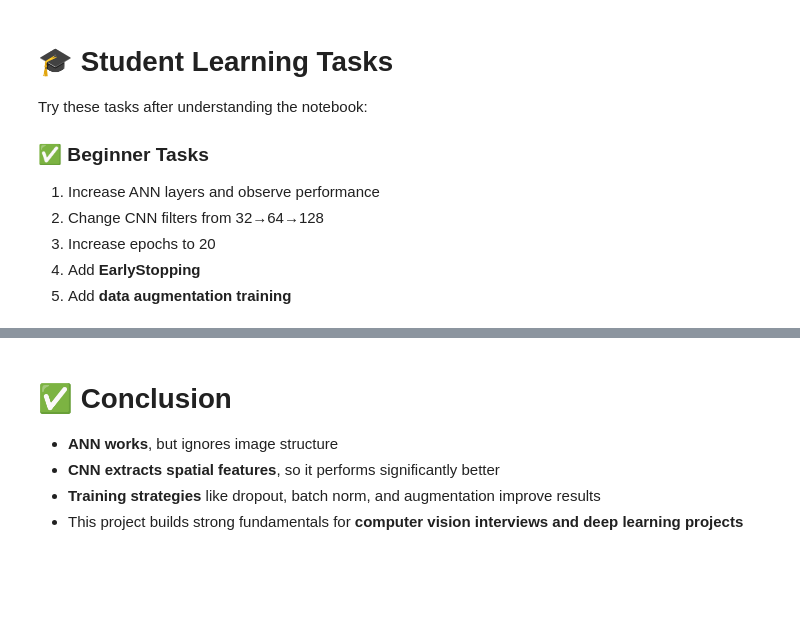
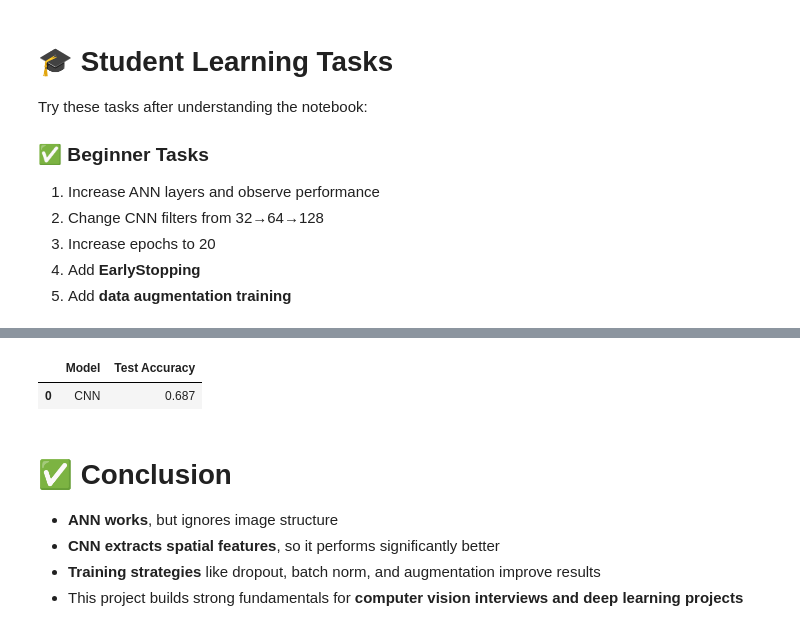
Before and after one commit to Dinesh-jangir/Assignment_4, a Jupyter notebook: src/week_4_Dinesh_Jangir_pu.ipynb, the cells around one changed output, grey strips where cells are left out. Cells and saved outputs as stored; diff of their text form; code cells hidden in the pictures; blank space fills up the shorter version.

```diff
--- a/src/week_4_Dinesh_Jangir_pu.ipynb
+++ b/src/week_4_Dinesh_Jangir_pu.ipynb
@@ -261,3 +282,39 @@ Try these tasks after understanding the notebook:
 3. Increase epochs to 20
 4. Add **EarlyStopping**
 5. Add **data augmentation training**
+# %%
+cnn_model = models.Sequential([
+    layers.Conv2D(64, (3, 3), activation='relu', input_shape=(32, 32, 3)),
+    layers.BatchNormalization(),
+    layers.MaxPooling2D((2, 2)),
+
+    layers.Conv2D(128, (3, 3), activation='relu'),
+    layers.BatchNormalization(),
+    layers.MaxPooling2D((2, 2)),
+
+    layers.Conv2D(256, (3, 3), activation='relu'),
+    layers.Flatten(),
+    layers.Dense(256, activation='relu'),
+    layers.Dropout(0.4),
+    layers.Dense(10, activation='softmax')
+])
+
+cnn_model.compile(
+    optimizer='adam',
+    loss='sparse_categorical_crossentropy',
+    metrics=['accuracy']
+)
+
+early_stopping = tf.keras.callbacks.EarlyStopping(
+    monitor='val_loss',
+    patience=3,
+    restore_best_weights=True
+)
+
+cnn_history = cnn_model.fit(
+    x_train_norm, y_train,
+    epochs=20,
+    validation_split=0.1,
+    batch_size=64,
+    callbacks=[early_stopping]
+)
@@ -263,0 +334,3 @@ Try these tasks after understanding the notebook:
+# %%
+cnn_test_loss, cnn_test_acc = cnn_model.evaluate(x_test_norm, y_test)
+print("Augmented CNN Test Accuracy:", cnn_test_acc)
@@ -264,3 +340,12 @@ Try these tasks after understanding the notebook:
+# %%
+comparison = pd.DataFrame({
+    "Model": ["CNN"],
+    "Test Accuracy": [cnn_test_acc]
+})
+comparison
+# %% [output]
+|  | Model | Test Accuracy |
+| 0 | CNN | 0.687 |
 # %% [markdown]
 # ✅ Conclusion
 - **ANN works**, but ignores image structure
```
Also changed, not shown: parts of 11 cells of this notebook.
